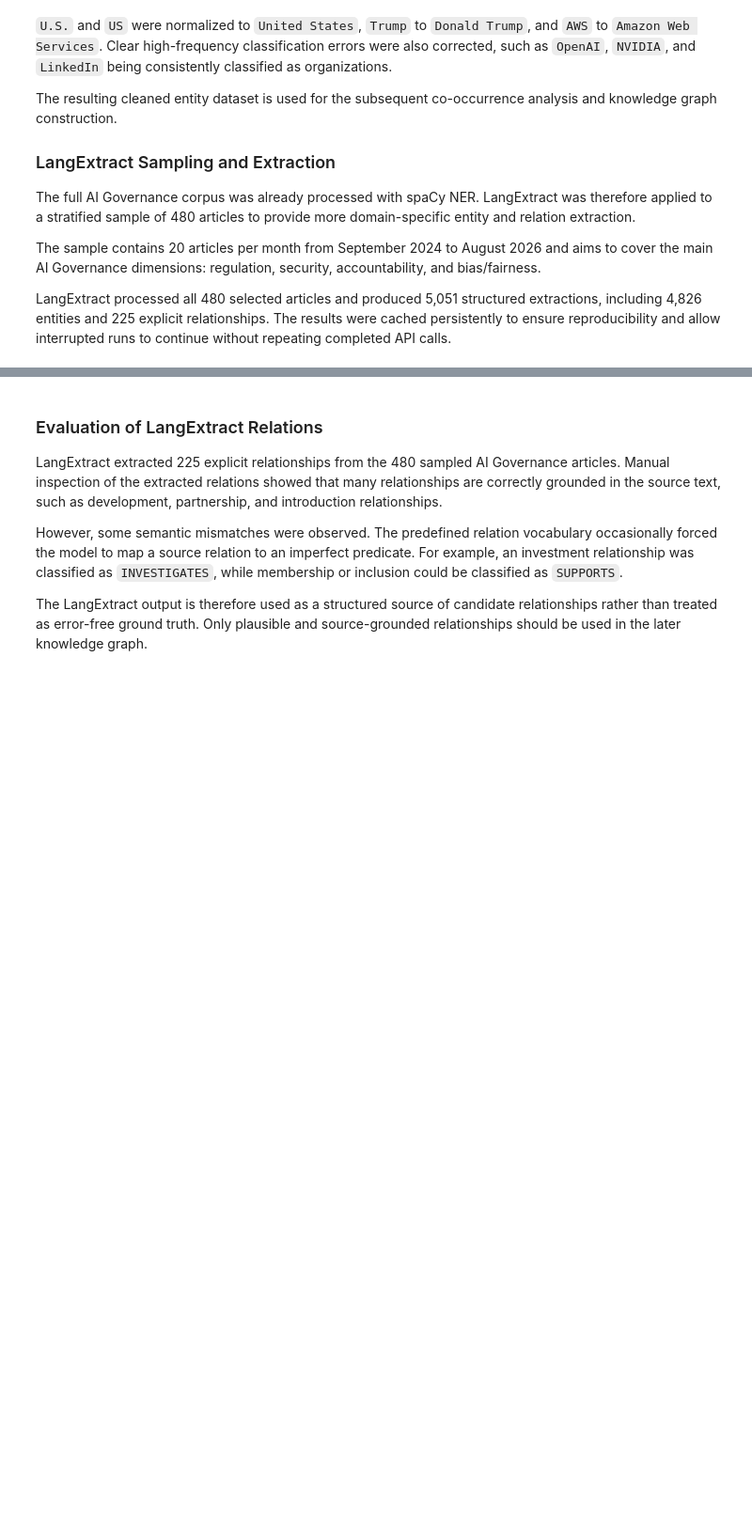
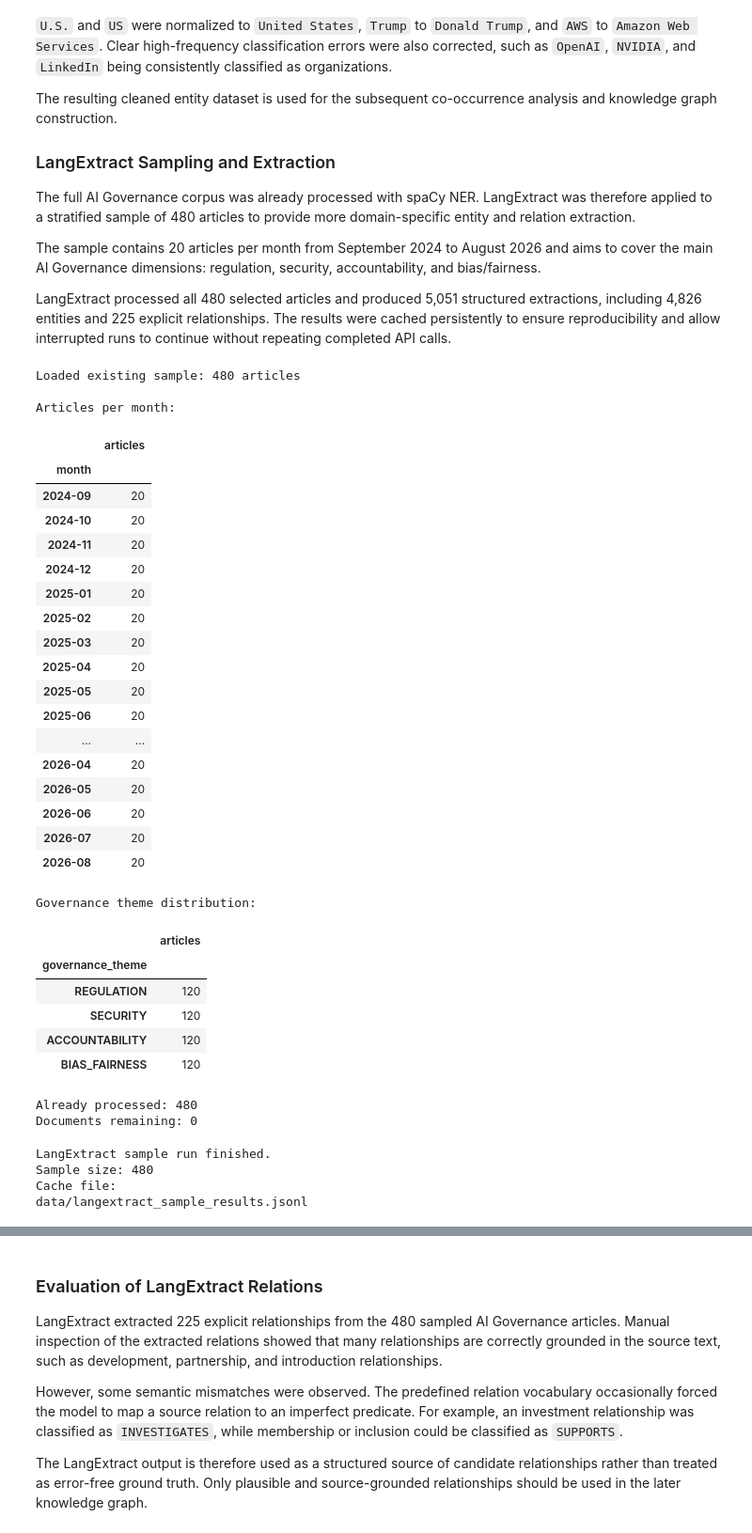
Before and after one commit to Pascingo/CTA-media-analysis, a Jupyter notebook: 01_Stage1_CLT.ipynb, the cells around one changed output, grey strips where cells are left out. Shown at 94% size. Saved outputs shown, nothing was run; the diff lists cells and outputs as text; code cells hidden in the pictures; blank space fills up the shorter version.

```diff
--- a/01_Stage1_CLT.ipynb
+++ b/01_Stage1_CLT.ipynb
@@ -790,7 +887,6 @@ The sample contains 20 articles per month from September 2024 to August 2026 and
 
 LangExtract processed all 480 selected articles and produced 5,051 structured extractions, including 4,826 entities and 225 explicit relationships. The results were cached persistently to ensure reproducibility and allow interrupted runs to continue without repeating completed API calls.
 # %%
-
 
 # Configuration
 LANGEXTRACT_API_KEY = userdata.get("LANGEXTRACT_API_KEY")
@@ -799,13 +895,15 @@ SAMPLE_PER_MONTH = 20
 SAMPLE_PER_THEME = 5
 MAX_RETRIES = 5
 
+# Fixed: Point to DATA_FOLDER instead of DRIVE_FOLDER_URL to allow local writing
 LANGEXTRACT_SAMPLE_FILE = os.path.join(
-    DRIVE_FOLDER,
+    DATA_FOLDER,
     "langextract_sample_selection.csv"
 )
 
+# Also point cache to DATA_FOLDER if you don't have Drive mounted
 LANGEXTRACT_CACHE_FILE = os.path.join(
-    DRIVE_FOLDER,
+    DATA_FOLDER,
     "langextract_sample_results.jsonl"
 )
 
@@ -1329,33 +1427,68 @@ for doc_id in tqdm(
 
                 time.sleep(
                     wait_time
                 )
 
 
     if not success:
 
         print(
             f"\nDocument {doc_id} skipped "
             f"after {MAX_RETRIES} attempts."
         )
 
 
     # Respect Gemini Free Tier rate limit
     time.sleep(5)
 
 
 # Final summary
 print("\nLangExtract sample run finished.")
 
 print(
     f"Sample size: "
     f"{len(langextract_sample):,}"
 )
 
 print(
     f"Cache file:\n"
     f"{LANGEXTRACT_CACHE_FILE}"
 )
+# %% [output]
+Loaded existing sample: 480 articles
+
+Articles per month:
+|  | articles |
+| month |  |
+| 2024-09 | 20 |
+| 2024-10 | 20 |
+| 2024-11 | 20 |
+| 2024-12 | 20 |
+| 2025-01 | 20 |
+| 2025-02 | 20 |
+| 2025-03 | 20 |
+| 2025-04 | 20 |
+| 2025-05 | 20 |
+| 2025-06 | 20 |
+| ... | ... |
+| 2026-04 | 20 |
+| 2026-05 | 20 |
+| 2026-06 | 20 |
+| 2026-07 | 20 |
+| 2026-08 | 20 |
+Governance theme distribution:
+|  | articles |
+| governance_theme |  |
+| REGULATION | 120 |
+| SECURITY | 120 |
+| ACCOUNTABILITY | 120 |
+| BIAS_FAIRNESS | 120 |
+Already processed: 480
+Documents remaining: 0
+LangExtract sample run finished.
+Sample size: 480
+Cache file:
+data/langextract_sample_results.jsonl
 # %%
 # Evaluate LangExtract results
 # Load cached LangExtract records
```
Also changed, not shown: parts of 23 cells of this notebook.
